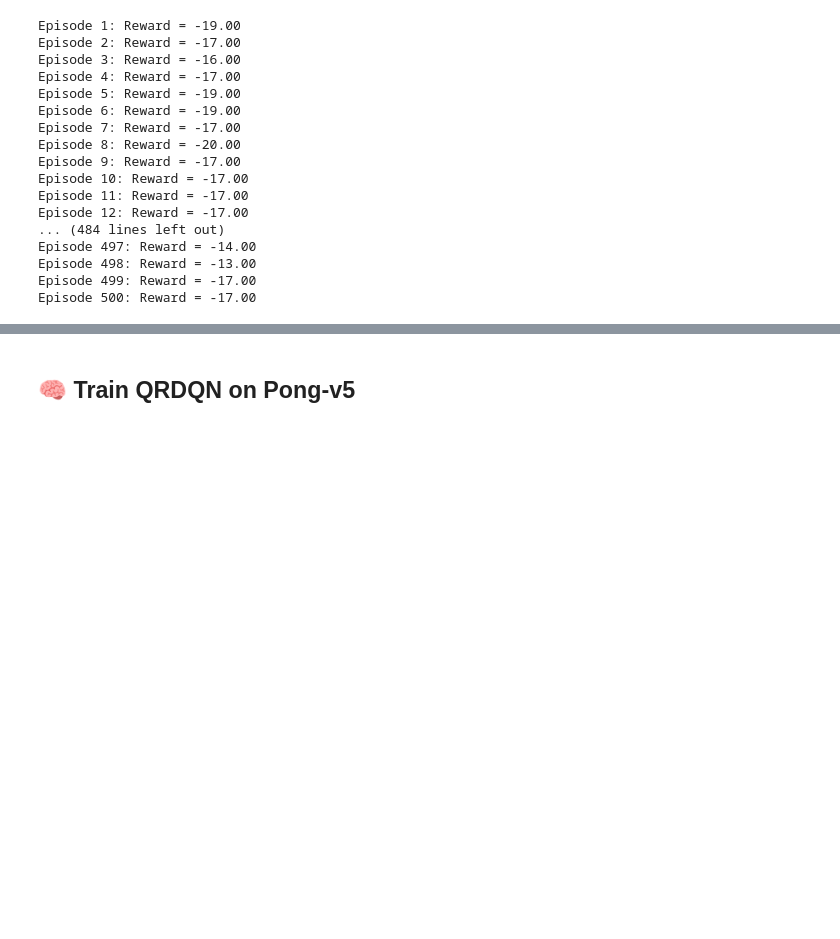
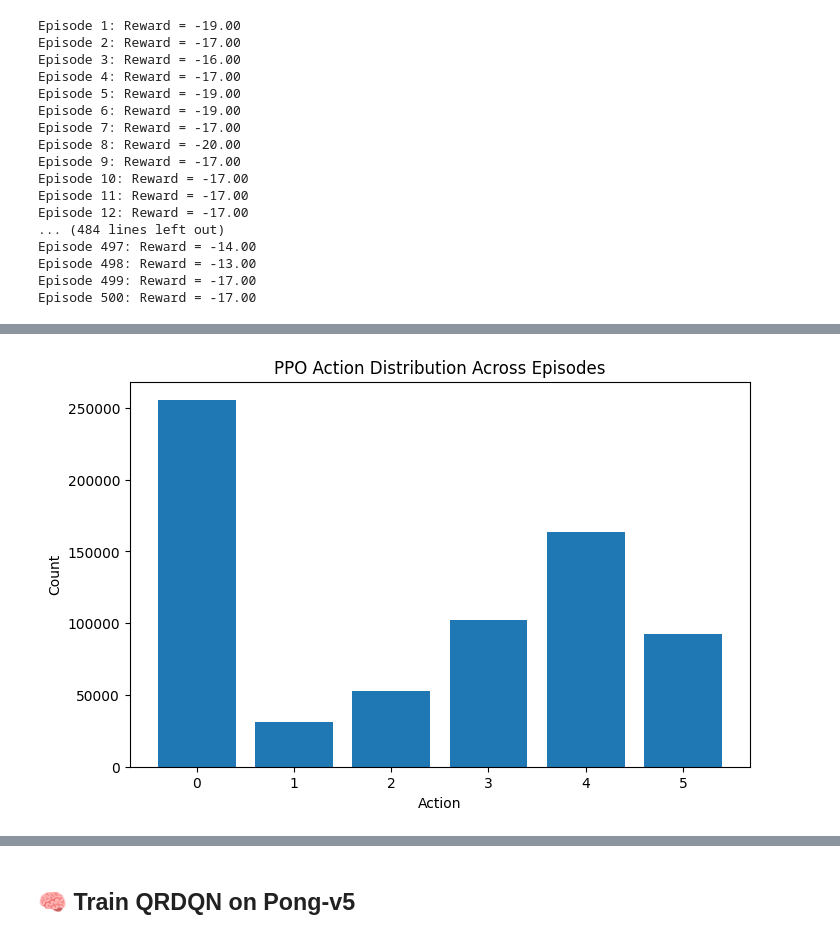
Before and after one commit to MGN19/Reinforcement-learning, a Jupyter notebook: Pong.ipynb, the cells around one changed output, grey strips where cells are left out. Saved outputs shown, nothing was run; the diff lists cells and outputs as text; code cells hidden in the pictures; blank space fills up the shorter version.

```diff
--- a/Pong.ipynb
+++ b/Pong.ipynb
@@ -285,0 +324,20 @@ plot_rewards(rewards_ppo, "PPO on Pong-v5")
+# %%
+def plot_action_distribution(actions, title="Action Distribution"):
+    """
+    Plot the frequency of each action taken over all episodes.
+
+    actions: List of lists, where each inner list contains actions from one episode.
+    """
+    all_actions = np.concatenate(actions)
+    unique, counts = np.unique(all_actions, return_counts=True)
+
+    plt.figure(figsize=(8, 5))
+    plt.bar(unique, counts, tick_label=[str(a) for a in unique])
+    plt.xlabel("Action")
+    plt.ylabel("Count")
+    plt.title(title)
+    plt.show()
+
+plot_action_distribution(actions_ppo, title="PPO Action Distribution Across Episodes")
+# %% [output]
+[figure, added]
```
Also changed, not shown: parts of 8 cells of this notebook, 2 other files.
